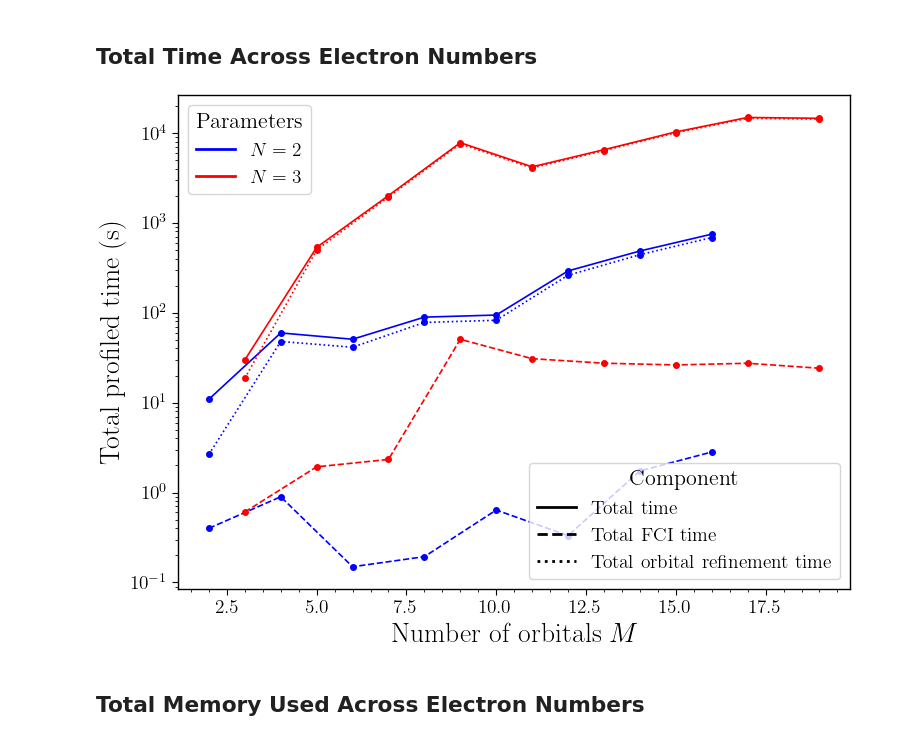
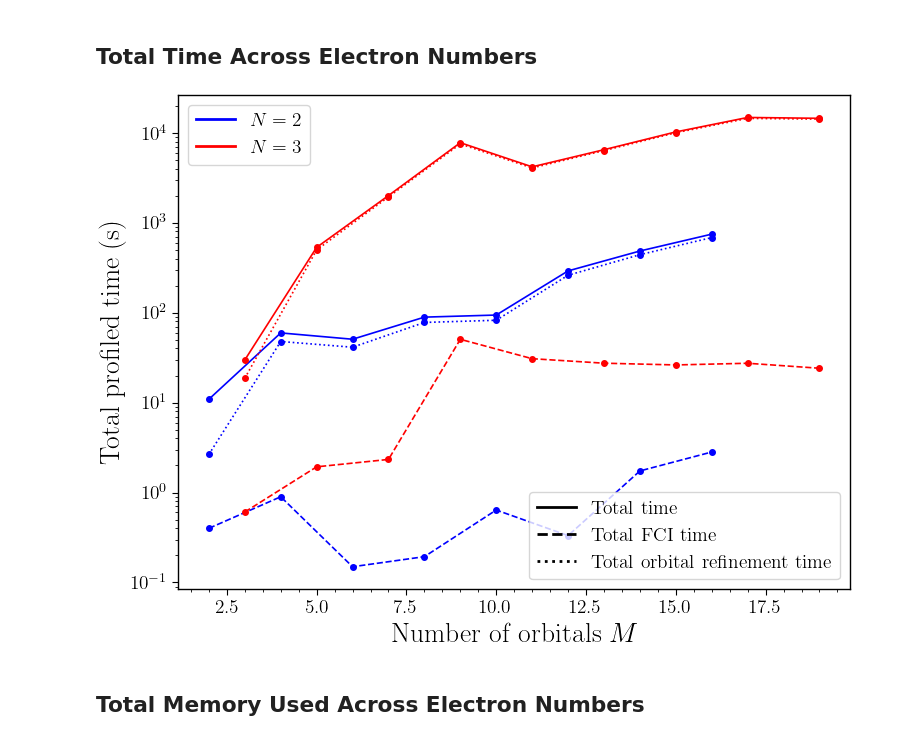
Before and after one commit to LeanderReascos/QDots, a Jupyter notebook: charge_stability/single_dot_results.ipynb, the cells around one changed output. Cells and saved outputs as stored; diff of their text form; code cells hidden in the pictures.

```diff
--- a/charge_stability/single_dot_results.ipynb
+++ b/charge_stability/single_dot_results.ipynb
@@ -443,36 +443,36 @@ for key in series_keys:
 
     for column, (line_style, label) in line_styles.items():
         ax.plot(
             data_nv['n_orbitals'],
             data_nv[column],
             linestyle=line_style,
             marker='o',
             color=series_colors[key],
         )
 
 ax.set_xlabel('Number of orbitals $M$')
 ax.set_ylabel('Total profiled time (s)')
 ax.set_yscale('log')
 #ax.grid(True, which='both', axis='y', alpha=0.25)
 
 series_handles = [
     Line2D([0], [0], color=series_colors[key], lw=2, label=f'$N={int(key[0])}$')
     for key in series_keys
 ]
 style_handles = [
     Line2D([0], [0], color='black', lw=2, linestyle=line_style, label=label)
     for line_style, label in line_styles.values()
 ]
 
-series_legend = ax.legend(handles=series_handles, title='Parameters', loc='upper left', frameon=True)
+series_legend = ax.legend(handles=series_handles, loc='upper left', frameon=True)
 ax.add_artist(series_legend)
-ax.legend(handles=style_handles, title='Component', loc='lower right', frameon=True)
+ax.legend(handles=style_handles, loc='lower right', frameon=True)
 
 fig.tight_layout()
 save_current_figure(fig, 'single_dot_total_time_components')
 plt.show()
 # %% [output]
-[figure, old version]
+[figure, new version]
 # %% [markdown]
 ## Total Memory Used Across Electron Numbers
 # %%
```
Also changed, not shown: 1 other file.
